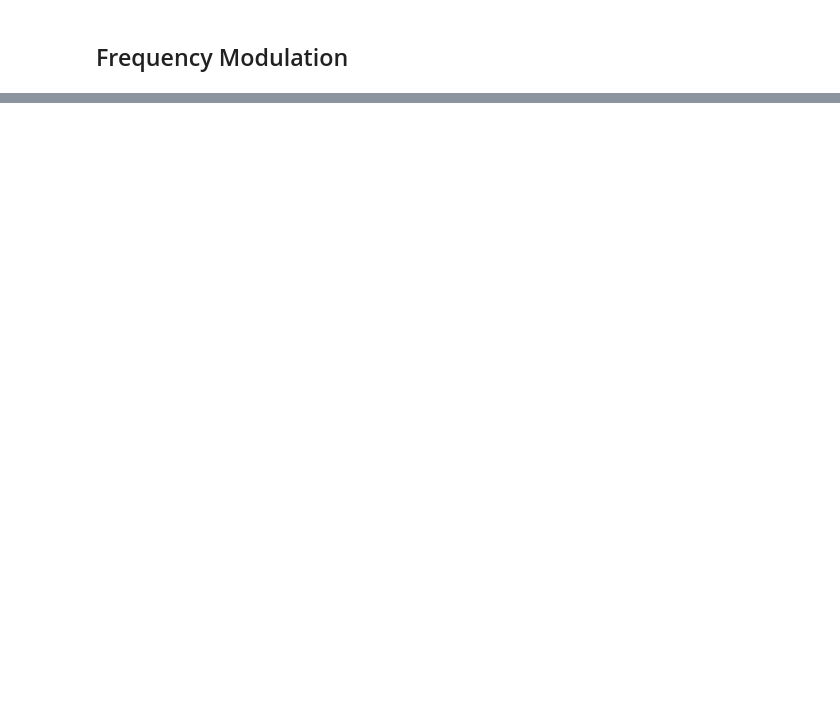
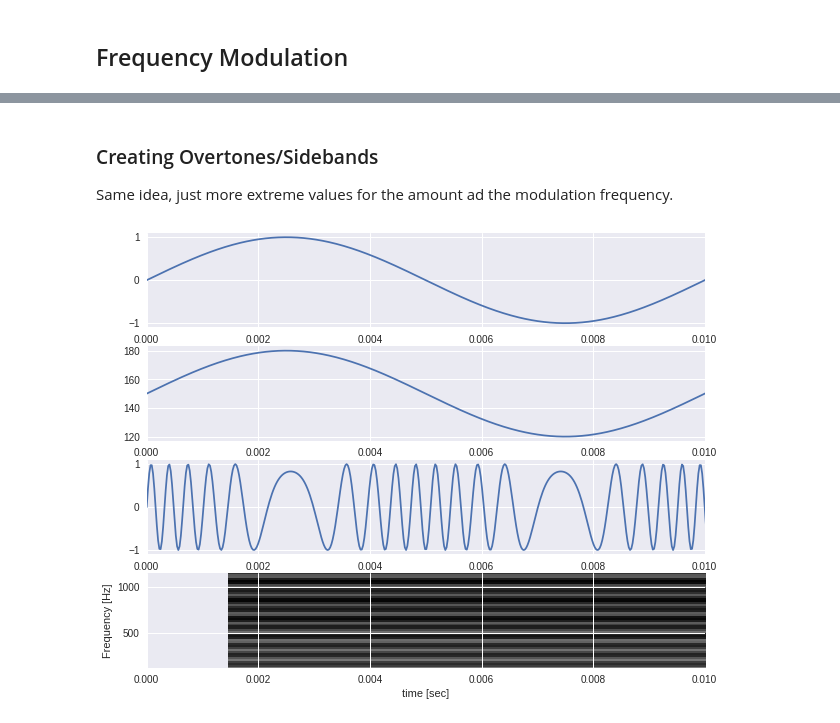
Before and after one commit to hrtlacek/dspCourse, a Jupyter notebook: notebooks/02_Modulation.ipynb, the cells around one changed output, grey strips where cells are left out. Drawn from its saved outputs; the diff is of its cells as text; code cells hidden in the pictures; blank space fills up the shorter version.

Commit message:
some error fixing in modulation notebook

```diff
--- a/notebooks/02_Modulation.ipynb
+++ b/notebooks/02_Modulation.ipynb
@@ -67,0 +90,34 @@ show()
+# %% [markdown]
+### Creating Overtones/Sidebands
+Same idea, just more extreme values for the amount ad the modulation frequency.
+# %%
+f1 = 100 #modulator
+f2 = 150 #carrier
+amnt = 30
+x1 = sin(2*pi*t*f1)
+carrierTerm = 2*pi*t*f2
+fMod = x1*amnt
+x2 = sin(carrierTerm+fMod)
+# %%
+xlimit = [0,1/f1] #Limit the plot to 1 cycle of the modulator
+
+figure(figsize=[10,8])
+subplot(411)
+plot(t,x1)
+xlim(xlimit)
+subplot(412)
+plot(t,x1*amnt+f2)
+xlim(xlimit)
+subplot(413)
+plot(t,x2)
+xlim(xlimit)
+subplot(414)
+specgram(x2, Fs=fs, vmin=-150,NFFT=2048)
+xlabel('time [sec]')
+ylabel('Frequency [Hz]')
+# colorbar()
+xlim(xlimit)
+ylim([clip(f2-amnt,20,2000),clip(f2+1000,20,2000)])
+show()
+# %% [output]
+[figure, added]
```
Also changed, not shown: parts of 11 cells of this notebook, 1 other file.
